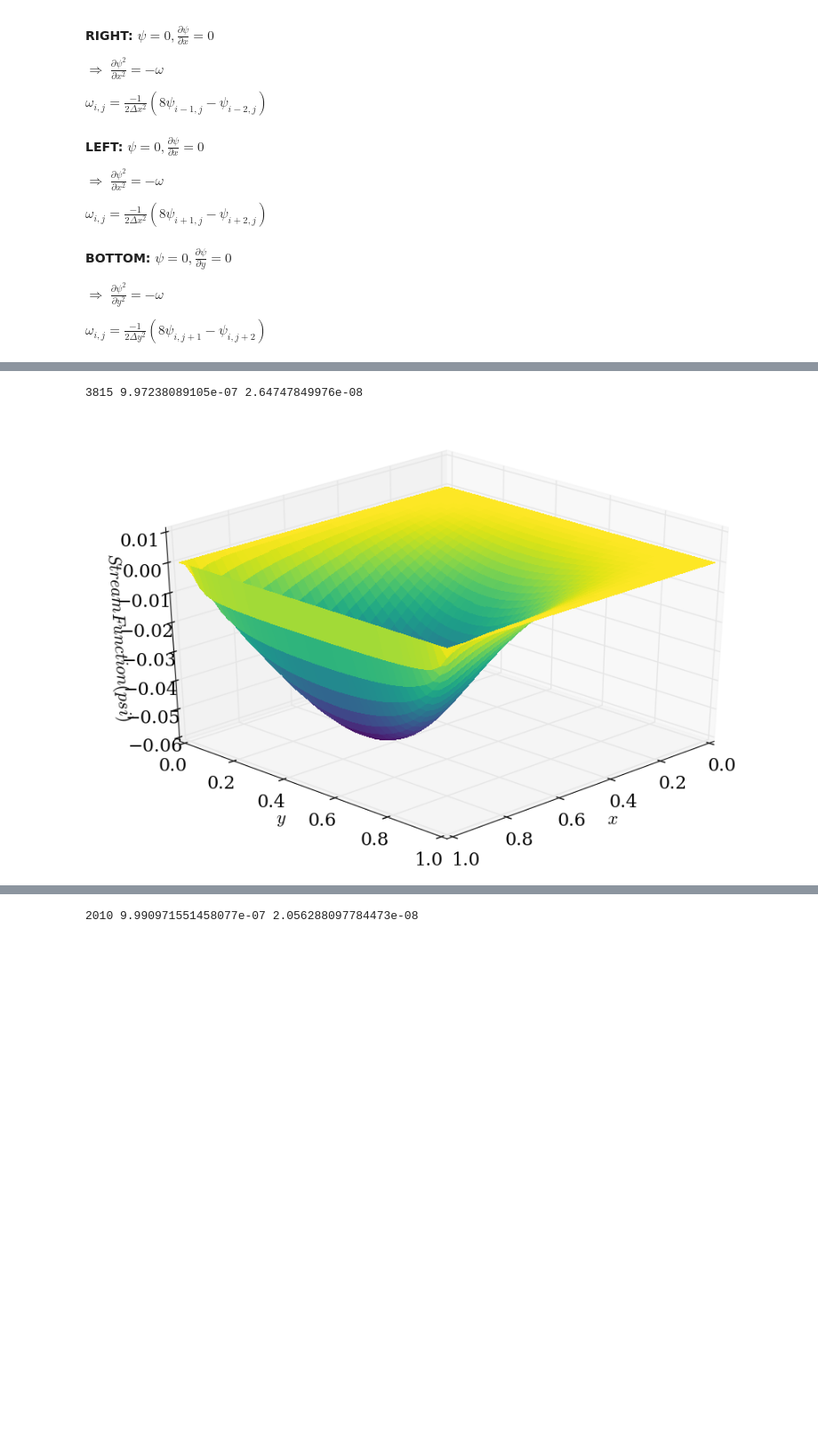
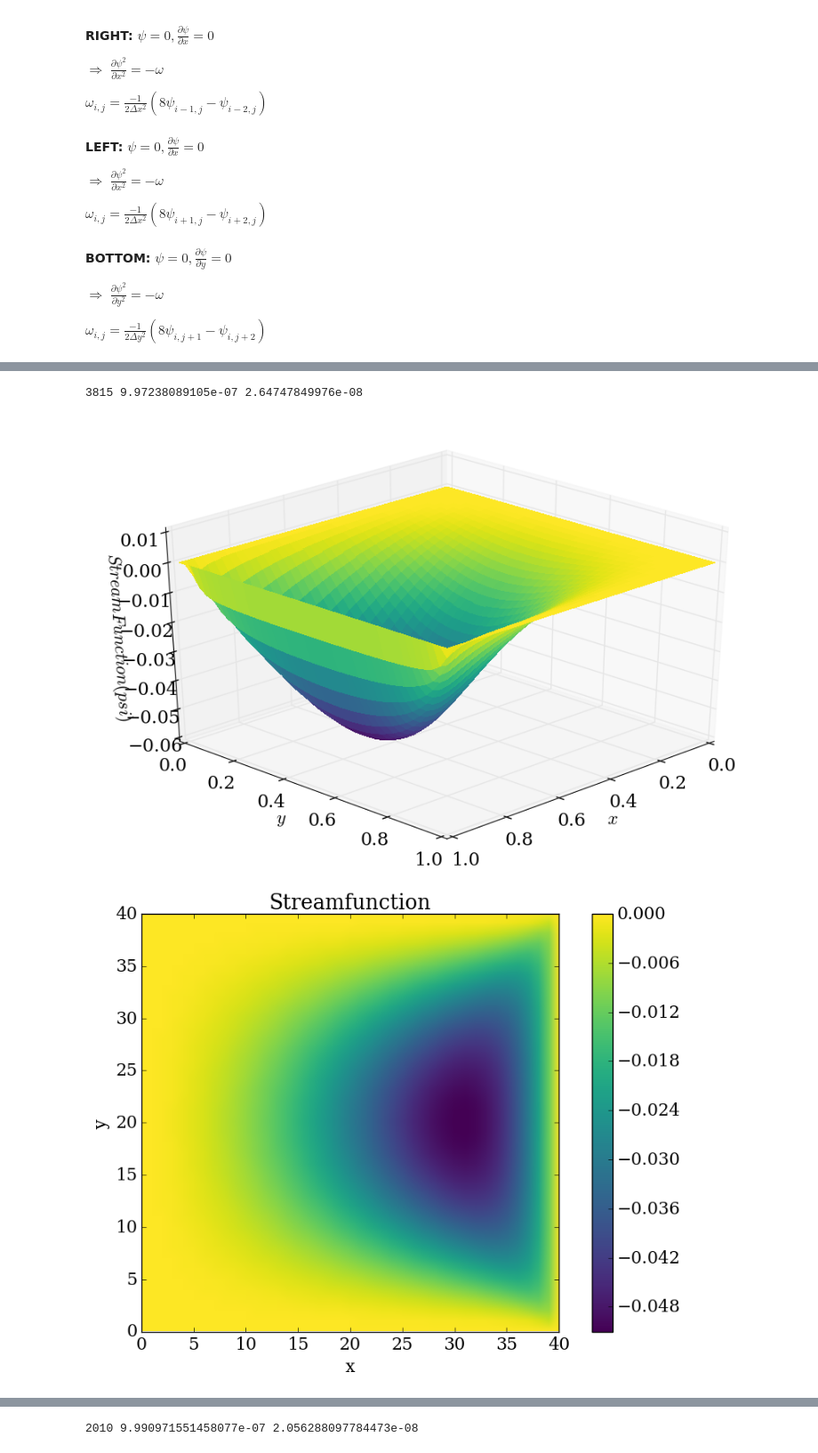
Before and after one commit to be-rays/Module5-StokesFlow, a Jupyter notebook: StokesFlow.ipynb, the cells around one changed output, grey strips where cells are left out. Shown at 89% size. Drawn from its saved outputs; the diff is of its cells as text; code cells hidden in the pictures; blank space fills up the shorter version.

```diff
--- a/StokesFlow.ipynb
+++ b/StokesFlow.ipynb
@@ -54,6 +54,18 @@ def plot_3D(x, y, p):
     ax.set_ylabel('$y$')
     ax.set_zlabel('$Stream Function (psi)$')
     ax.view_init(30,45)
+# %%
+def colormap(x,y,psi):
+    "Creates 2D plot of p in colormap"
+    fig=pyplot.figure(figsize=(11,7))
+    X,Y = numpy.meshgrid(x,y)
+    pyplot.ylim(0,40)
+    pyplot.xlim(0,40)
+    pyplot.xlabel('x')
+    pyplot.ylabel('y')
+    pyplot.imshow(psi, cmap = cm.viridis)
+    pyplot.title('Streamfunction')
+    pyplot.colorbar();
 # %% [markdown]
 Paramètres du problème:
 # %%
@@ -156,12 +168,10 @@ def stokesjacobi(w,psi):
 
 
         #BC on the edge of the square:
+        w[0,:]=(-1/(dx)**2)*(8*psi[1,:]-psi[2,:])
         w[-1,:]=(-1/(dx)**2)*(8*psi[-2,:]-psi[-3,:])
-        w[0,:]=(-1/(dx)**2)*(8*psi[1,:]-psi[2,:])
+        w[:,0]=(-1/(dy)**2)*(8*psi[:,1]-psi[:,2])
         w[:,-1]=(-1/(dy)**2)*(8*psi[:,-2]-psi[:,-3])-3.0/dy
-        w[:,0]=(-1/(dy)**2)*(8*psi[:,1]-psi[:,2])
-
-
 
         l1norm_w=L1norm(w,wn)
         l1norm_psi=L1norm(psi,psin)
@@ -172,7 +182,7 @@ def stokesjacobi(w,psi):
 
 
     print(iterations,l1norm_w,l1norm_psi)
-    return psi
+    return psi,w
 # %%
 %%timeit
 
@@ -190,13 +200,15 @@ psi= stokesjacobi(w.copy(),psi.copy())
 # %%
 x = numpy.linspace(0,1,nx)
 y = numpy.linspace(0,1,ny)
 
 w=numpy.zeros((nx,ny))
 psi=numpy.zeros((nx,ny))
 w[:,-1]=-3/dy
 
-psi= stokesjacobi(w.copy(),psi.copy())
+psi,omega= stokesjacobi(w.copy(),psi.copy())
 plot_3D(x,y,psi)
+colormap(x,y,psi)
 # %% [output]
 3815 9.97238089105e-07 2.64747849976e-08
 [figure]
+[figure, added]
```
Also changed, not shown: parts of 9 cells of this notebook.
